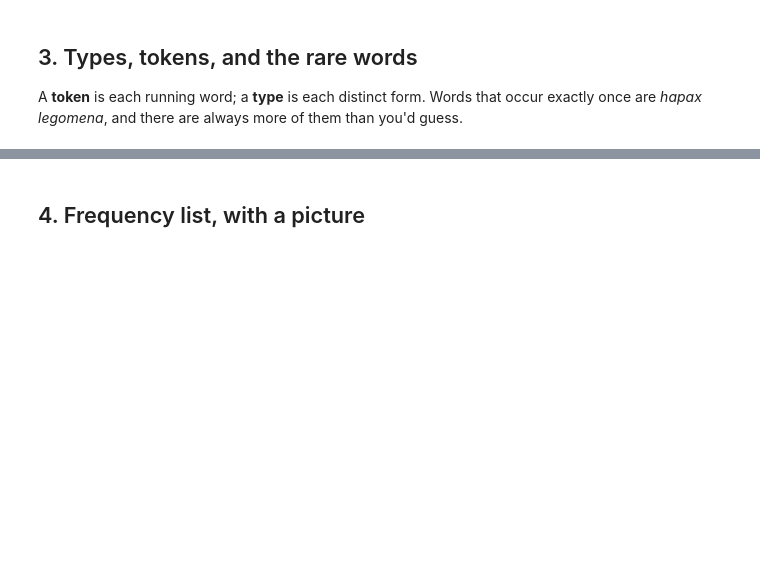
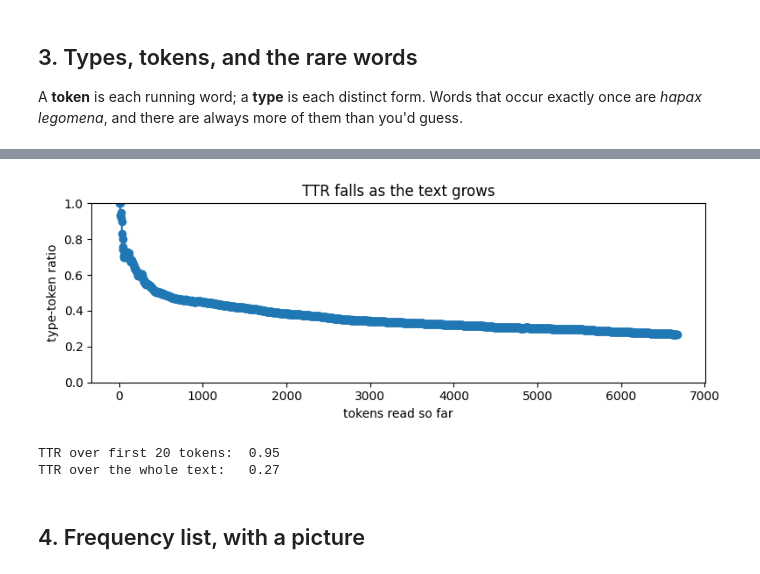
Before and after one commit to christiancasey/measuring-manuscripts, a Jupyter notebook: Workbook/Day 3—Text as Data/Day 3 Notebook—Turning text into data.ipynb, the cells around one changed output, grey strips where cells are left out. Cells and saved outputs as stored; diff of their text form; code cells hidden in the pictures; blank space fills up the shorter version.

```diff
--- a/Workbook/Day 3—Text as Data/Day 3 Notebook—Turning text into data.ipynb
+++ b/Workbook/Day 3—Text as Data/Day 3 Notebook—Turning text into data.ipynb
@@ -54,3 +60,22 @@ Hapax (appear once): 45 -> ['were', 'disputing', 'which', 'when', 'came', 'along
+# %%
+import numpy as np
+import matplotlib.pyplot as plt
+
+sizes = list(range(5, len(tokens) + 1, 5))
+ttrs = [len(set(tokens[:n])) / n for n in sizes]
+
+plt.figure(figsize=(8, 3))
+plt.plot(sizes, ttrs, marker='o')
+plt.xlabel('tokens read so far'); plt.ylabel('type-token ratio')
+plt.title('TTR falls as the text grows'); plt.ylim(0, 1)
+plt.tight_layout(); plt.show()
+
+print(f'TTR over first 20 tokens:  {len(set(tokens[:20]))/20:.2f}')
+print(f'TTR over the whole text:   {len(set(tokens))/len(tokens):.2f}')
+# %% [output]
+[figure, added]
+TTR over first 20 tokens:  0.95
+TTR over the whole text:   0.27
 # %% [markdown]
 ## 4. Frequency list, with a picture
 # %%
```
Also changed, not shown: parts of 20 cells of this notebook, 19 other files.
